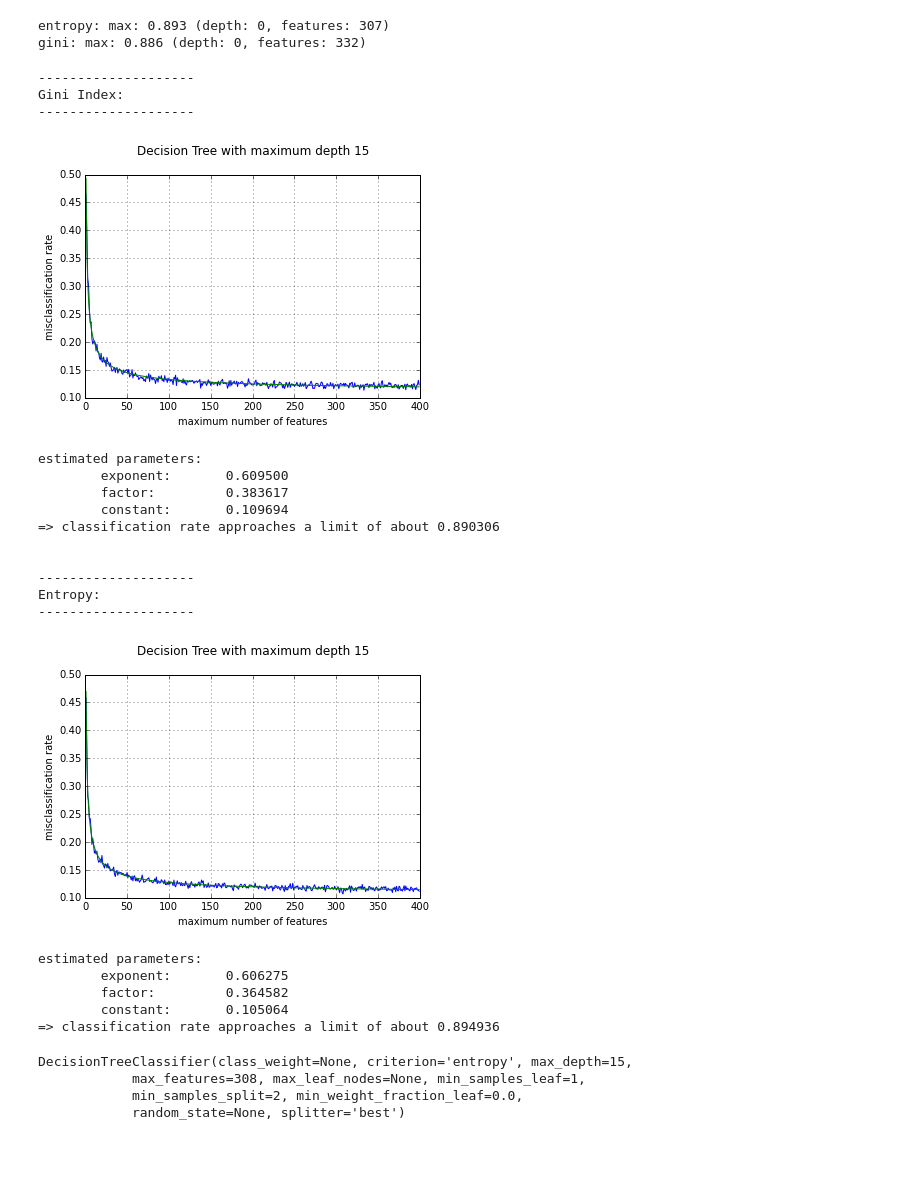
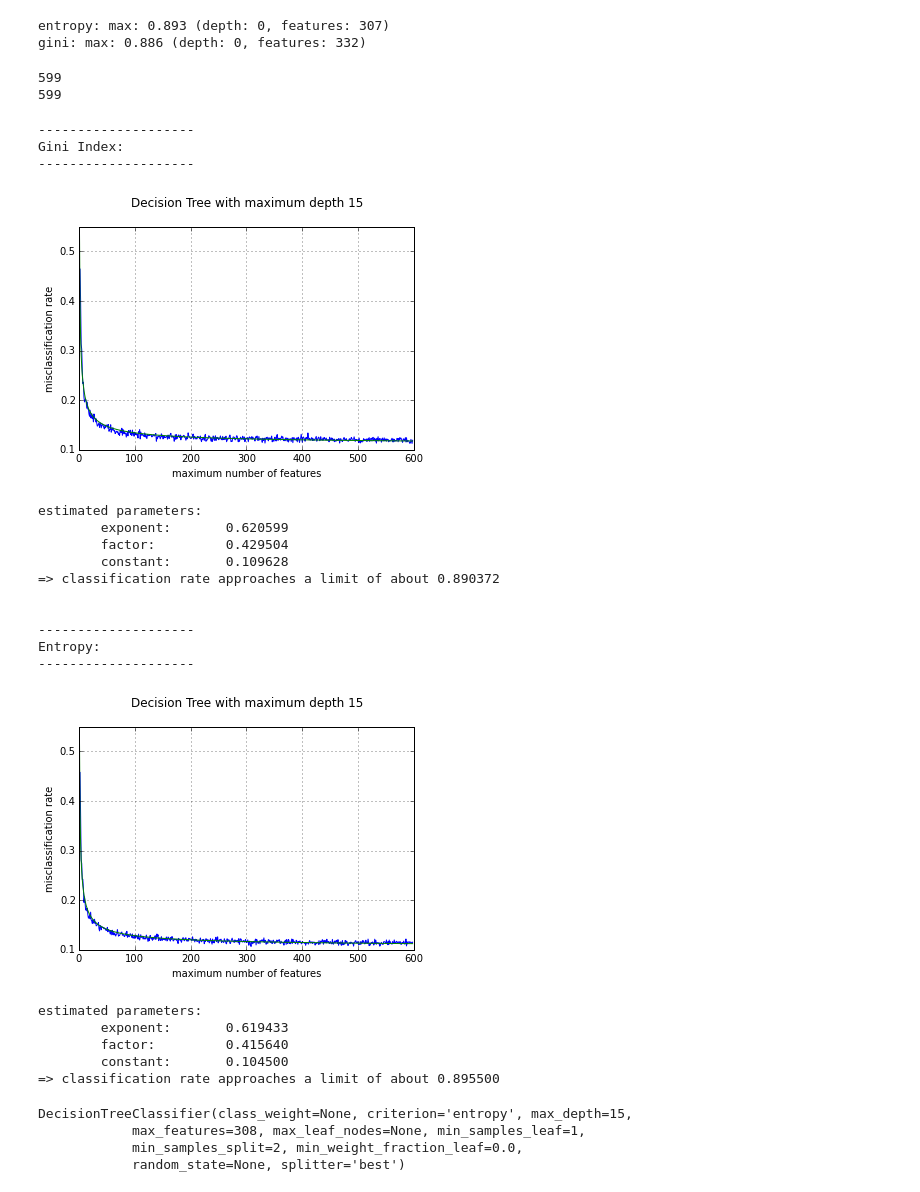
Before and after one commit to far-ad/mlvis-lab, a Jupyter notebook: src/MNIST.ipynb, the cells around one changed output. Saved outputs shown, nothing was run; the diff lists cells and outputs as text; code cells hidden in the pictures; blank space fills up the shorter version.

```diff
--- a/src/MNIST.ipynb
+++ b/src/MNIST.ipynb
@@ -171,8 +243,8 @@ print(result_entropy)
 # %%
 import pickle
 
-#name = '40x80'
-name = 'depth15'
+name = '40x80'
+#name = 'depth15'
 
-result_gini = pickle.load( open('gini_%s.pkl' % name) )
-result_entropy = pickle.load( open('entropy_%s.pkl' % name) )
+result_gini = pickle.load( open('gini_%s.pkl' % name, 'rb') )
+result_entropy = pickle.load( open('entropy_%s.pkl' % name, 'rb') )
@@ -246,11 +337,19 @@ with open('entropy_%s.pkl' % name, 'w') as entropy_f:
+# %%
+print(len(result_gini))
+print(len(result_gini))
+# %% [output]
+599
+599
 # %%
+%matplotlib inline
+
 from pylab import *
 from scipy import optimize
 
 
 def fit_vector_with_hyperbola(v):
-    Tx = linspace(1, len(v), len(v))
-    tX = map(lambda x: 1-v[int(x-1)], Tx)
+    Tx = linspace(1, len(v)-1, len(v))
+    tX = list(map(lambda x: 1-v[int(x-1)], Tx))
 
     fitfunc = lambda p, x: 1 / x**p[0] * p[1] + p[2]
     errfunc = lambda p, x, y: y - fitfunc(p, x)
@@ -259,57 +358,56 @@ def fit_vector_with_hyperbola(v):
     # leastsq: error-function, starting estimate for parameters, extra arguments for error-function
     (p1, success) = optimize.leastsq(errfunc, p0, args=(Tx, tX))
 
-    plot(Tx, tX, Tx, map(lambda xl: fitfunc(p1,xl), Tx))
+    plot(Tx, tX, Tx, list(map(lambda xl: fitfunc(p1,xl), Tx)))
 
     xlabel('maximum number of features')
     ylabel('misclassification rate')
     title('Decision Tree with maximum depth 15\n')
     grid(True)
     #savefig("diagram.png")
     show()
 
     # print the result of the estimated parameters
     print('estimated parameters:')
     print('\texponent: \t%f' % p1[0])
     print('\tfactor: \t%f' % p1[1])
     print('\tconstant: \t%f' % p1[2])
     print('=> classification rate approaches a limit of about %f' % (1-p1[2]))
 
-
 print(20*'-')
 print('Gini Index:')
 print(20*'-')
 
-fit_vector_with_hyperbola(result_gini[0])
+fit_vector_with_hyperbola(result_gini)
 
 print('')
 print('')
 print(20*'-')
 print('Entropy:')
 print(20*'-')
 
-fit_vector_with_hyperbola(result_entropy[0])
+fit_vector_with_hyperbola(result_entropy)
 # %% [output]
 --------------------
 Gini Index:
 --------------------
-[figure, old version]
+[figure, new version]
 estimated parameters:
-        exponent:       0.609500
-        factor:         0.383617
-        constant:       0.109694
-=> classification rate approaches a limit of about 0.890306
+        exponent:       0.620599
+        factor:         0.429504
+        constant:       0.109628
+=> classification rate approaches a limit of about 0.890372
 
 
 --------------------
 Entropy:
 --------------------
-[figure, old version]
+[figure, new version]
 estimated parameters:
-        exponent:       0.606275
-        factor:         0.364582
-        constant:       0.105064
-=> classification rate approaches a limit of about 0.894936
+        exponent:       0.619433
+        factor:         0.415640
+        constant:       0.104500
+=> classification rate approaches a limit of about 0.895500
 # %%
 # the best classifier I have found
 
```
Also changed, not shown: parts of 10 cells of this notebook, 4 other files.
